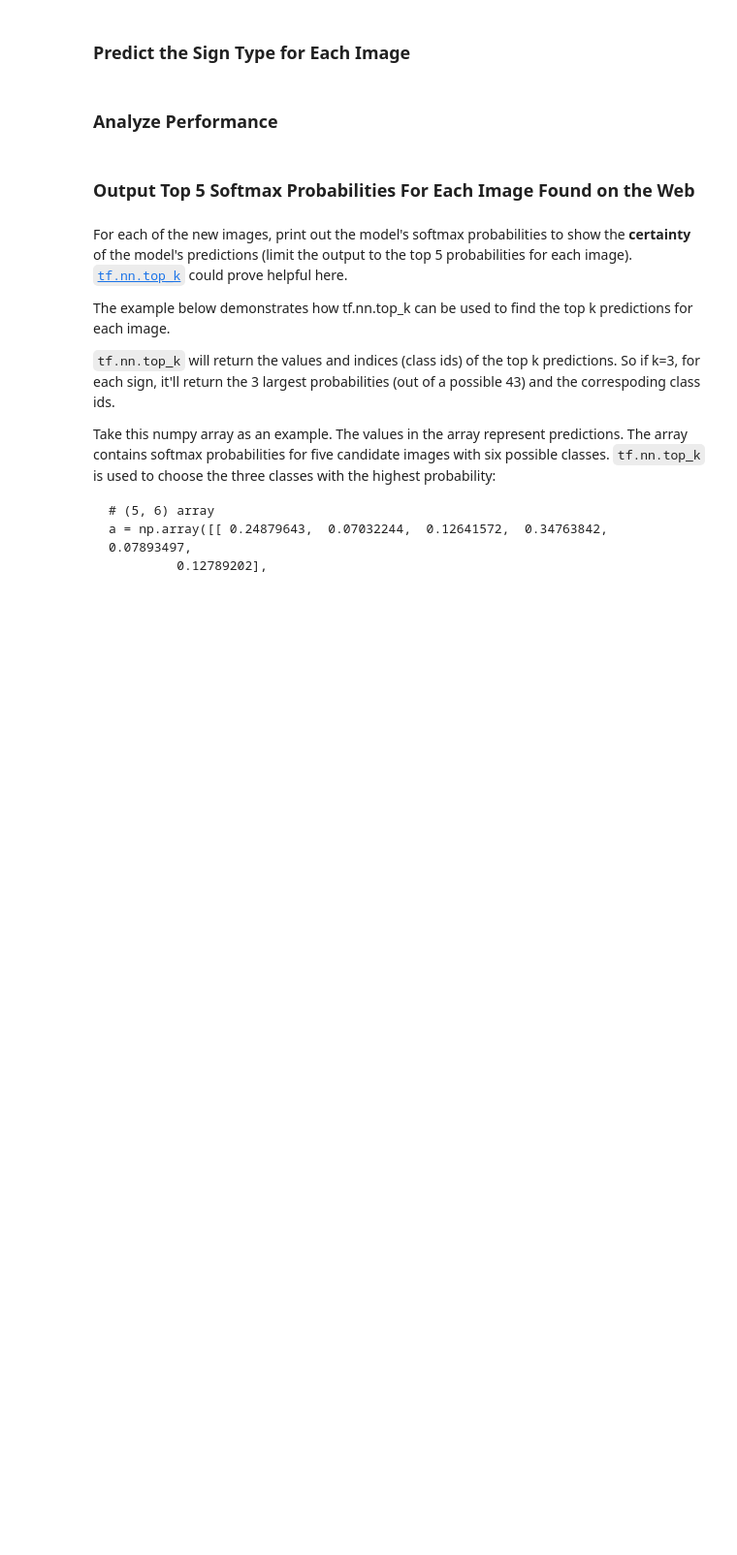
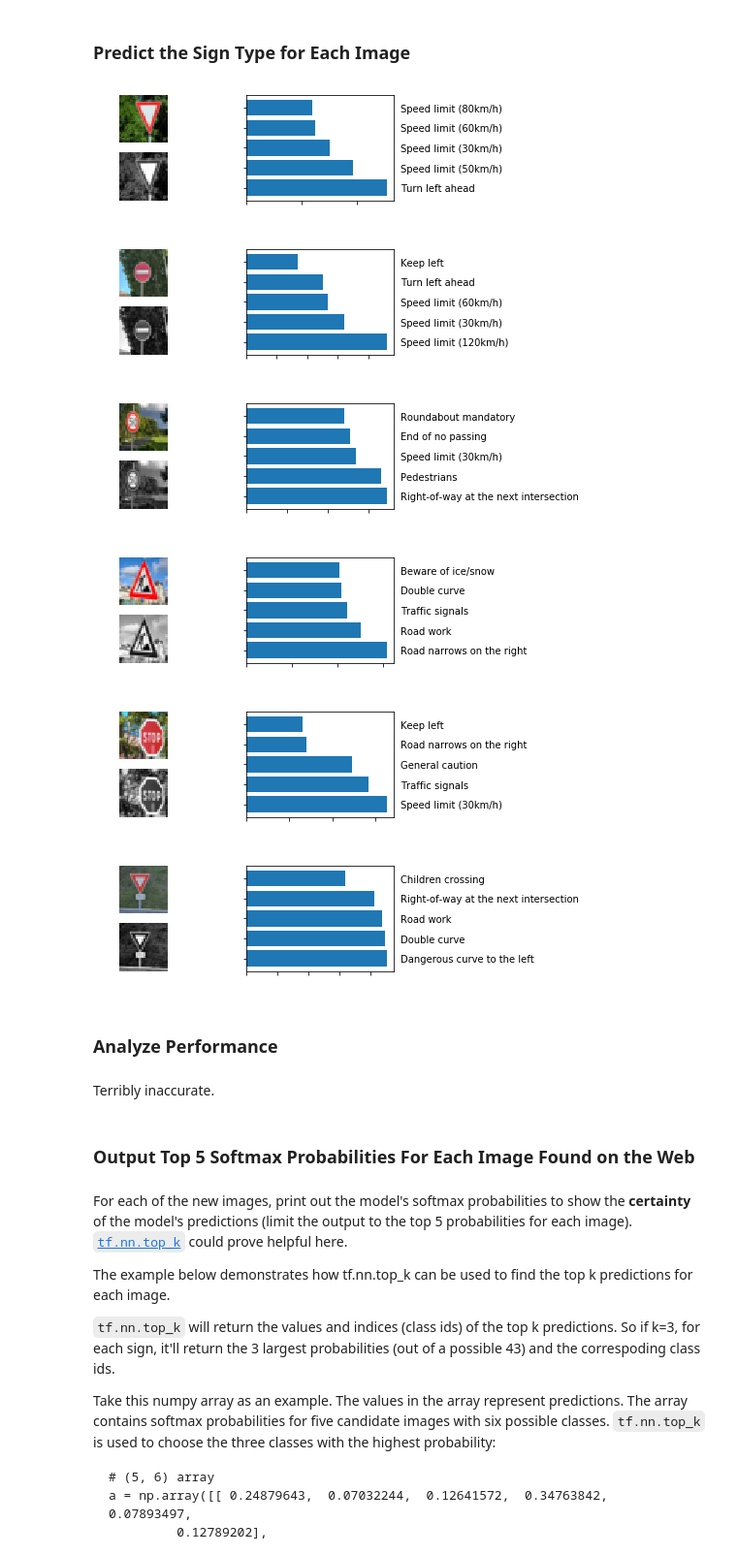
Before and after one commit to fqaiser94/CarND-Traffic-Sign-Classifier-Project, a Jupyter notebook: Traffic_Sign_Classifier-Just code.ipynb, the cells around one changed output. Shown at 97% size. Saved outputs shown, nothing was run; the diff lists cells and outputs as text; code cells hidden in the pictures; blank space fills up the shorter version.

```diff
--- a/Traffic_Sign_Classifier-Just code.ipynb
+++ b/Traffic_Sign_Classifier-Just code.ipynb
@@ -1582,0 +1614,37 @@ for i in range(38):
+# %%
+# Provide labels of the captured images:
+y_custom = np.array([
+    13, # "web_examples/1.jpg"
+    17, # "web_examples/2.jpg"
+    2, # "web_examples/3.jpg"
+    25, # "web_examples/4.jpg"
+    14, # "web_examples/5.jpg"
+    13, # "web_examples/6.jpg"
+])
+# %%
+with tf.Session() as sess:
+    sess.run(tf.global_variables_initializer())
+    num_examples = len(X_train_processed)
+
+    print("Training...")
+    print()
+    for i in range(EPOCHS):
+        for offset in range(0, num_examples, BATCH_SIZE):
+            end = offset + BATCH_SIZE
+            batch_x, batch_y = X_train_processed[offset:end], y_train[offset:end]
+            sess.run(training_operation, feed_dict={x: batch_x, y: batch_y})
+
+        validation_accuracy = evaluate(X_valid_processed, y_valid)
+        print("EPOCH {} ...".format(i+1))
+        print("Validation Accuracy = {:.3f}".format(validation_accuracy))
+        print()
+
+    test_accuracy = evaluate(X_test_processed, y_test)
+    print("Test Accuracy = {:.3f}".format(test_accuracy))
+
+    test_accuracy = evaluate(web_x_preprocessed, y_custom)
+    print("Web Accuracy = {:.3f}".format(test_accuracy))
+
+    top_k_predictions = tf.nn.top_k(logits, 5)
+
+    predictions = sess.run(top_k_predictions, feed_dict={x: web_x_preprocessed, y: y_custom})
@@ -1591,2 +1716,12 @@ for i in range(38):
+# %%
+for i in range(0, len(web_x_preprocessed)):
+    plot_image_statistics(predictions, i)
+# %% [output]
+[figure, added]
+[figure, added]
+[figure, added]
+[figure, added]
+[figure, added]
+[figure, added]
 # %% [markdown]
 ### Analyze Performance
@@ -1596,3 +1728,5 @@ for i in range(38):
+# %% [markdown]
+Terribly inaccurate.
 # %% [markdown]
 ### Output Top 5 Softmax Probabilities For Each Image Found on the Web
 # %% [markdown]
```
Also changed, not shown: parts of 42 cells of this notebook.
